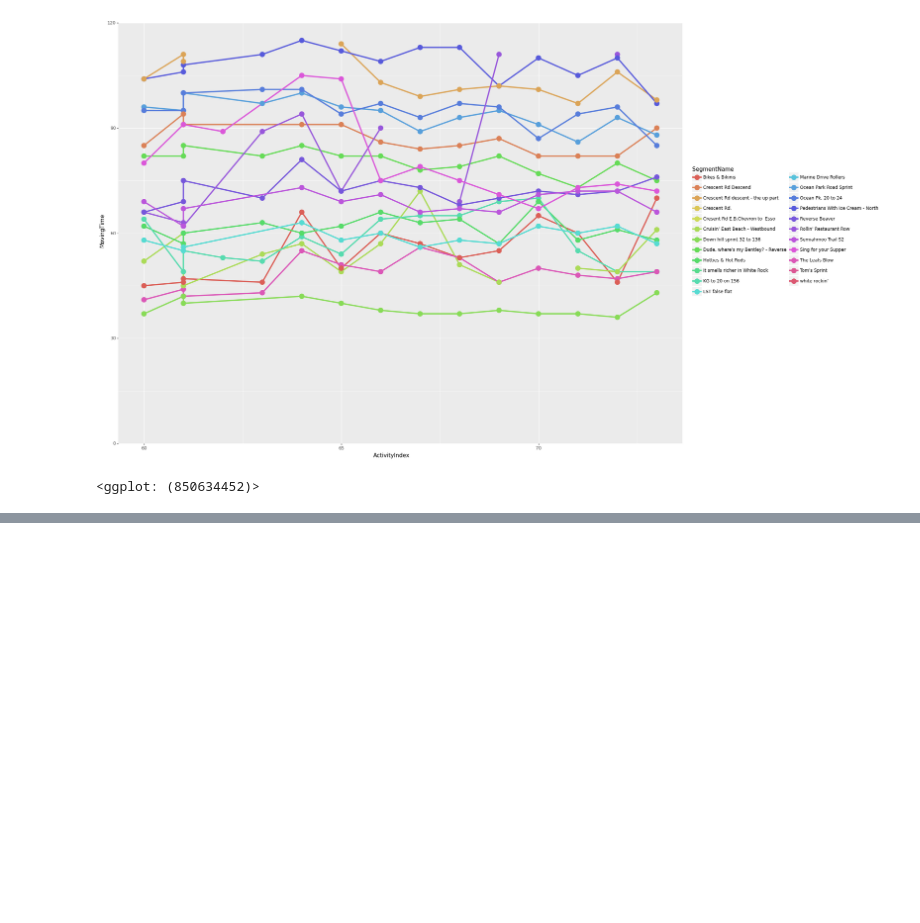
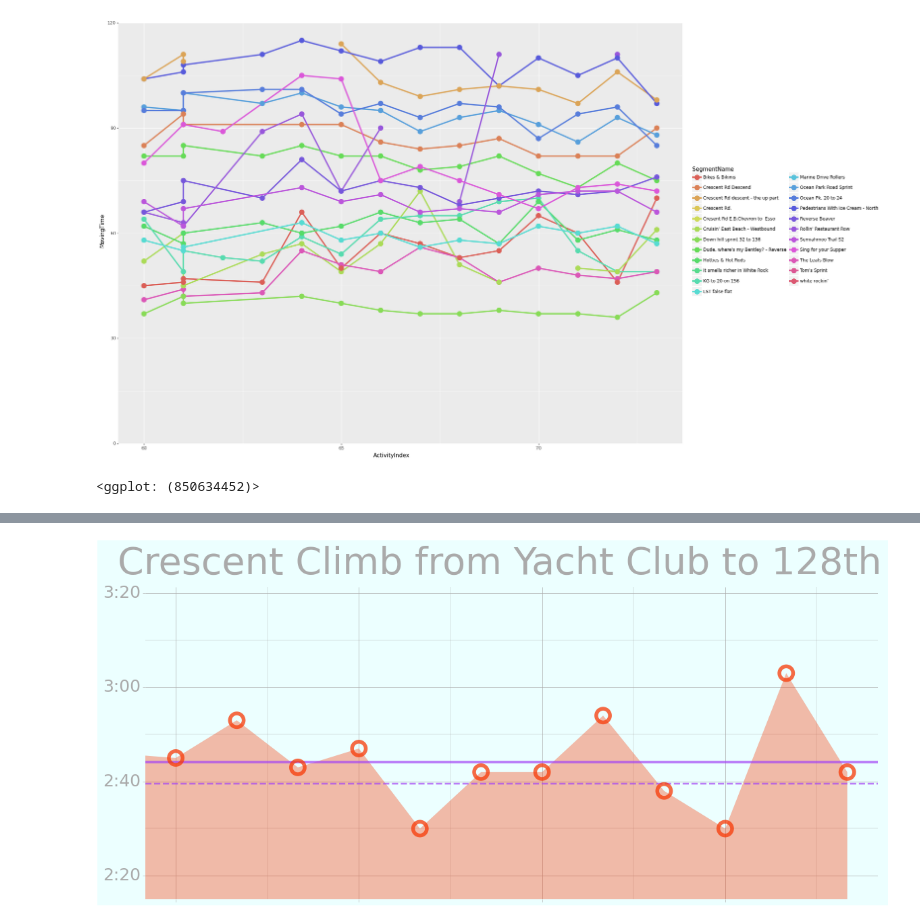
Before and after one commit to NWNHT/StravaPlotting, a Jupyter notebook: src/segments.ipynb, the cells around one changed output, grey strips where cells are left out. Cells and saved outputs as stored; diff of their text form; code cells hidden in the pictures; blank space fills up the shorter version.

Commit message:
Create segment spotlight graphs.

```diff
--- a/src/segments.ipynb
+++ b/src/segments.ipynb
@@ -520,0 +578,4 @@ Segment Link: https://www.strava.com/segments/14958585
+# %%
+# Find the BC activities by filtering to rides below latitude of 50
+bc_activities = activities[activities.start_latlng.apply(lambda x: float(x[0])) < 50]
+bc_segments = create_segment_catalog(activities, activity_list=bc_activities, activity_cache=activity_cache)
@@ -520,0 +623,76 @@ Segment Link: https://www.strava.com/segments/14958585
+# %%
+segment_id = list(bc_segments.keys())[7] # marine kicker
+segment_id = list(bc_segments.keys())[11] # Duprex to Magdalen
+segment_id = list(bc_segments.keys())[21] # Duprex to Magdalen
+# for segment_id in bc_segments.keys():
+segment_link = f'https://www.strava.com/segments/{segment_id}'
+print(segment_link)
+plot_df = bc_segments[segment_id].effort_df()
+# if plot_df.shape[0] < 5:
+#     break
+
+# Filtering and Such?
+# - Filter to only a single effort per activity.  Have to reset the index on the activity, or I could base the index off of time instead of activity ID.
+
+# Segment Information
+segment_name = plot_df.SegmentName[0]
+
+# Plot Controls and Calculations
+previous_x = 12
+plot_df_prev = plot_df[plot_df.DateTimeIndex > (plot_df.DateTimeIndex.max() - previous_x)]
+
+# --- X ---
+# Full Range
+xmin = 0
+# Limit min to previous_x
+xmin = plot_df.DateTimeIndex.max() - previous_x + 0.5
+# Full Range
+xmax = plot_df.DateTimeIndex.max() + 0.5
+
+xlim = (xmin, xmax)
+
+# --- Y ---
+ymin = 0
+# Full Range
+# ymin = plot_df['MovingTime[s]'].min() * 0.9
+ymax = plot_df['MovingTime[s]'].max() * 1.1
+# Prevous x
+ymin = plot_df_prev['MovingTime[s]'].min() * 0.9
+ymax = plot_df_prev['MovingTime[s]'].max() * 1.1
+
+ylim = (ymin, ymax)
+
+# --- Ribbon ---
+plot_df['xmin'] = xmin
+plot_df['xmax'] = xmax
+plot_df['ymin'] = ymin
+
+# --- Averages ---
+alltime_avg = plot_df['MovingTime[s]'].mean()
+window_avg = plot_df_prev['MovingTime[s]'].mean()
+
+g = (gg.ggplot(plot_df)
+    + gg.geom_ribbon(gg.aes(x='DateTimeIndex', ymin='ymin', ymax='MovingTime[s]'), fill=stred, alpha=0.35)
+
+    + gg.geom_hline(gg.aes(yintercept=alltime_avg), size=1, colour='#A343F6', alpha=0.7, linetype='dashed')
+    + gg.geom_hline(gg.aes(yintercept=window_avg), size=1.5, colour='#A343F6', alpha=0.7)
+
+    + gg.geom_point(gg.aes(x='DateTimeIndex', y='MovingTime[s]'), size=6, alpha=0.75, stroke=2.25, colour=stred, fill="none")
+
+    + gg.coord_cartesian(xlim=xlim, ylim=ylim, expand=False)
+
+    + gg.scale_y_continuous(labels=lambda y: [f"{x // 60:0.0f}:{x % 60:02.0f}" for x in y])
+
+    + pt.gg_theme()
+    + gg.theme(figure_size=(14, 6),
+            panel_border=gg.element_blank(),
+            axis_text=gg.element_text(size=18),
+            axis_title=gg.element_text(size=24),
+            axis_text_x=gg.element_blank(),
+            )
+    + gg.labs(x="", y="", title=segment_name)
+
+)
+# g.save(filename=segment_plot_path + f"{segment_id}.png")
+g
+# %% [output]
@@ -520,0 +700 @@ Segment Link: https://www.strava.com/segments/14958585
+[figure, added]
```
Also changed, not shown: parts of 16 cells of this notebook, 2 other files.
